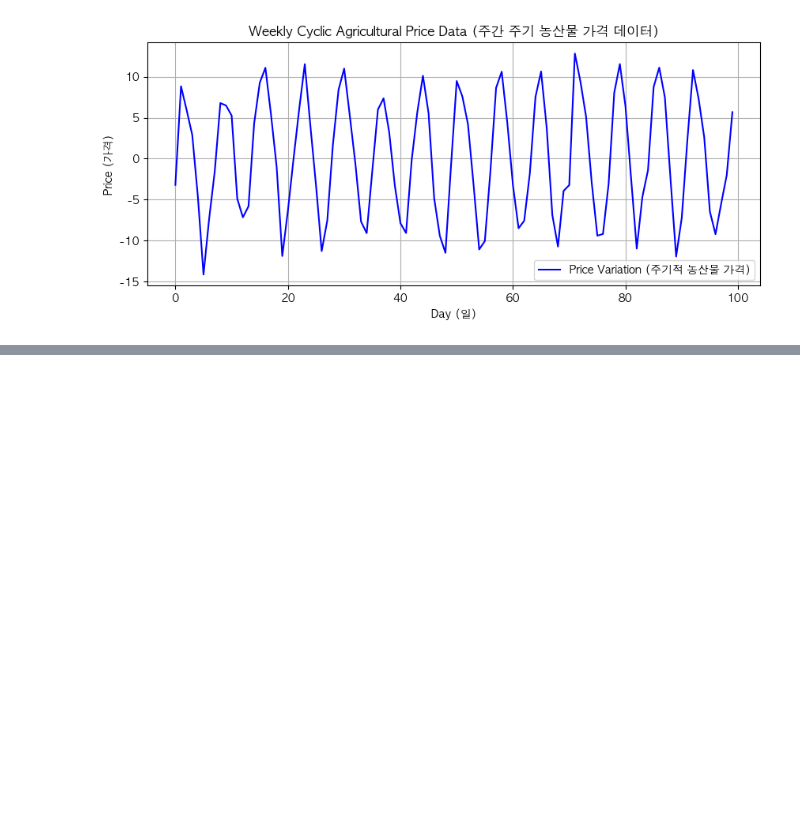
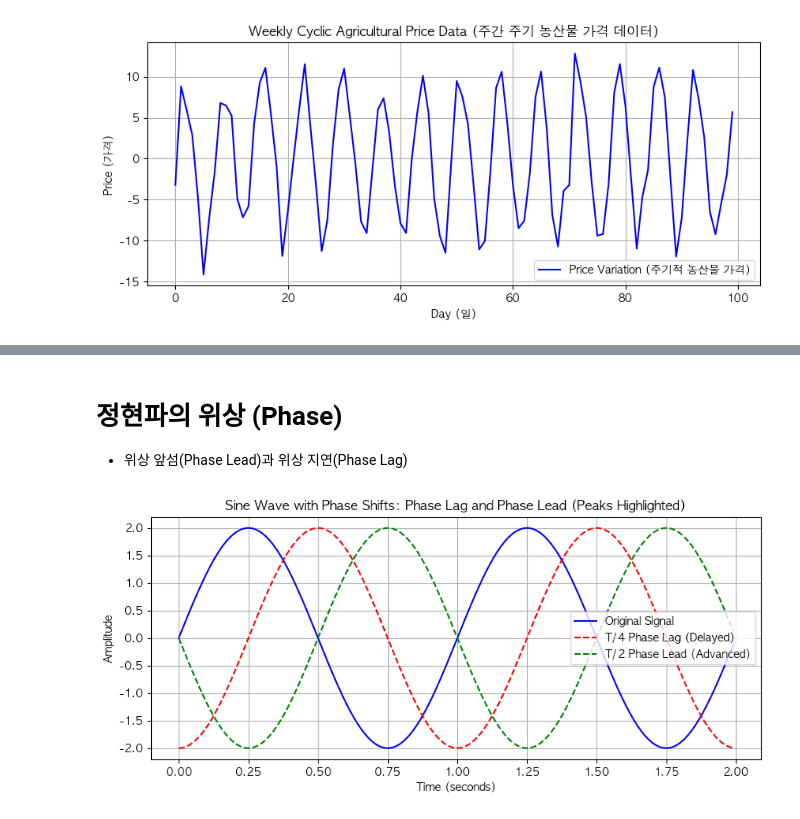
Before and after one commit to hundong2/machine_learning, a Jupyter notebook: dacon/15.1.1.TimeSeries.ipynb, the cells around one changed output, grey strips where cells are left out. Drawn from its saved outputs; the diff is of its cells as text; code cells hidden in the pictures; blank space fills up the shorter version.

```diff
--- a/dacon/15.1.1.TimeSeries.ipynb
+++ b/dacon/15.1.1.TimeSeries.ipynb
@@ -276,0 +305,41 @@ plt.show()
+# %% [markdown]
+# 정현파의 위상 (Phase)
+
+- 위상 앞섬(Phase Lead)과 위상 지연(Phase Lag)
+# %%
+import numpy as np
+import matplotlib.pyplot as plt
+
+# 주어진 조건
+magnitude_of_wave = 2  # 진폭
+freq_of_wave = 1  # 주파수 1Hz
+sampling_frequency = 100  # 샘플링 주파수 100Hz
+T = 1 / freq_of_wave  # 주기 T
+
+# 샘플링 간격 계산
+sampling_interval = 1 / sampling_frequency  # 샘플링 간격
+
+# 시간 축 생성 (2초 동안의 신호)
+t = np.arange(0, 2, sampling_interval)
+
+# 원래 사인파 신호 생성 (Original Signal)
+signal_original = magnitude_of_wave * np.sin(2 * np.pi * freq_of_wave * t)
+
+# T/4 만큼 지연된 신호 생성 (Phase Lag, 오른쪽 이동)
+signal_phase_lag = magnitude_of_wave * np.sin(2 * np.pi * freq_of_wave * (t - T / 4))
+
+# T/2 만큼 당긴 신호 생성 (Phase Lead, 왼쪽 이동)
+signal_phase_lead = magnitude_of_wave * np.sin(2 * np.pi * freq_of_wave * (t + T / 2 ))
+
+plt.figure(figsize=(10, 4))
+plt.plot(t, signal_original, label='Original Signal', color='b')
+plt.plot(t, signal_phase_lag, 'r--', label='T/4 Phase Lag (Delayed)')
+plt.plot(t, signal_phase_lead, 'g--', label='T/2 Phase Lead (Advanced)')
+plt.title('Sine Wave with Phase Shifts: Phase Lag and Phase Lead (Peaks Highlighted)')
+plt.xlabel('Time (seconds)')
+plt.ylabel('Amplitude')
+plt.legend()
+plt.grid(True)
+plt.show()
+# %% [output]
+[figure, added]
```
Also changed, not shown: parts of 10 cells of this notebook.
